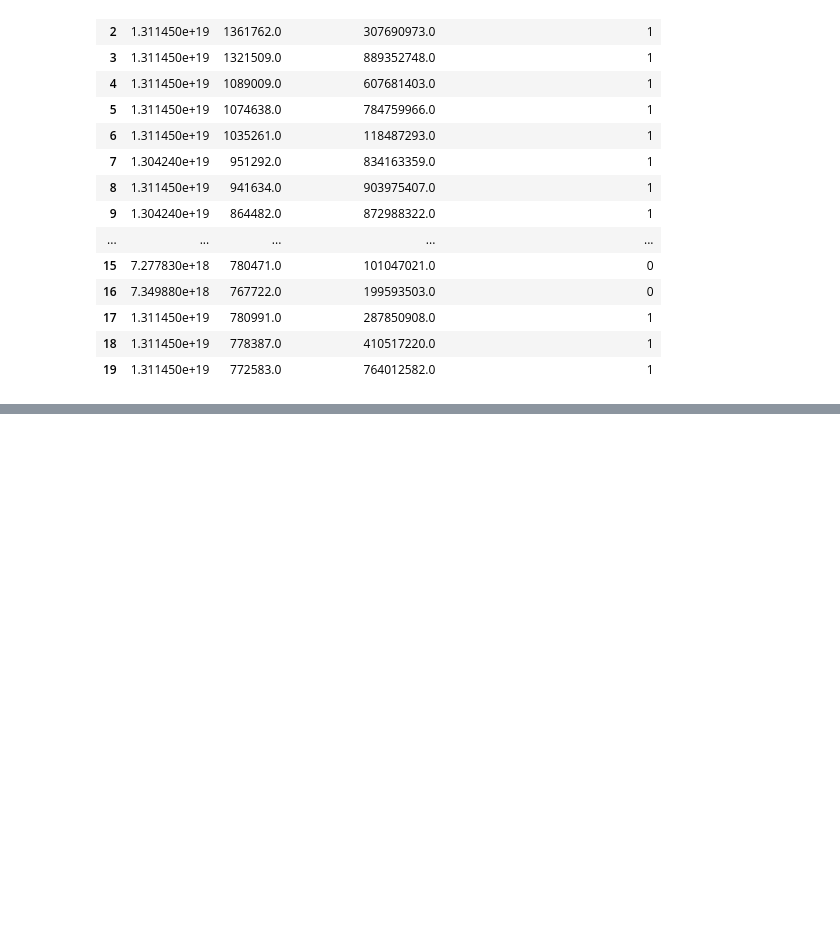
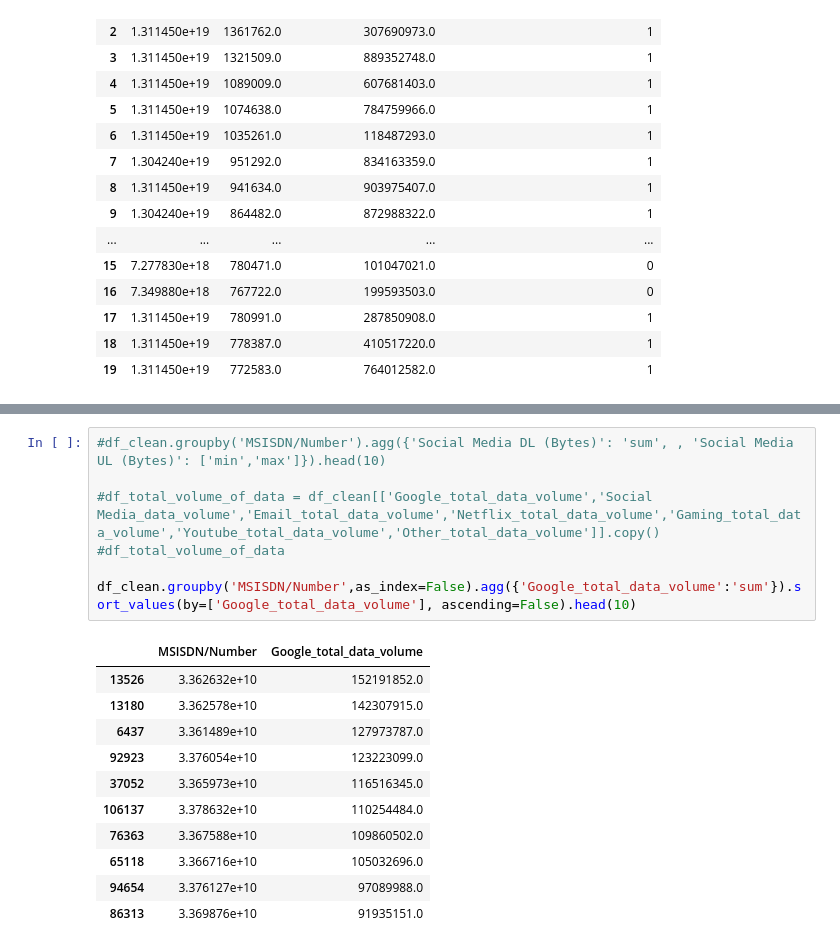
Before and after one commit to miz-ab/10xac_week_one_challenge_1, a Jupyter notebook: notebooks/week_one_challenge_one_task_1_1.ipynb, the cells around one changed output, grey strips where cells are left out. Saved outputs shown, nothing was run; the diff lists cells and outputs as text; blank space fills up the shorter version.

```diff
--- a/notebooks/week_one_challenge_one_task_1_1.ipynb
+++ b/notebooks/week_one_challenge_one_task_1_1.ipynb
@@ -456,0 +482,19 @@ v.head(10)
+# %%
+#df_clean.groupby('MSISDN/Number').agg({'Social Media DL (Bytes)': 'sum', , 'Social Media UL (Bytes)': ['min','max']}).head(10)
+
+#df_total_volume_of_data = df_clean[['Google_total_data_volume','Social Media_data_volume','Email_total_data_volume','Netflix_total_data_volume','Gaming_total_data_volume','Youtube_total_data_volume','Other_total_data_volume']].copy()
+#df_total_volume_of_data
+
+df_clean.groupby('MSISDN/Number',as_index=False).agg({'Google_total_data_volume':'sum'}).sort_values(by=['Google_total_data_volume'], ascending=False).head(10)
+# %% [output]
+|  | MSISDN/Number | Google_total_data_volume |
+| 13526 | 3.362632e+10 | 152191852.0 |
+| 13180 | 3.362578e+10 | 142307915.0 |
+| 6437 | 3.361489e+10 | 127973787.0 |
+| 92923 | 3.376054e+10 | 123223099.0 |
+| 37052 | 3.365973e+10 | 116516345.0 |
+| 106137 | 3.378632e+10 | 110254484.0 |
+| 76363 | 3.367588e+10 | 109860502.0 |
+| 65118 | 3.366716e+10 | 105032696.0 |
+| 94654 | 3.376127e+10 | 97089988.0 |
+| 86313 | 3.369876e+10 | 91935151.0 |
```
Also changed, not shown: parts of 9 cells of this notebook.
